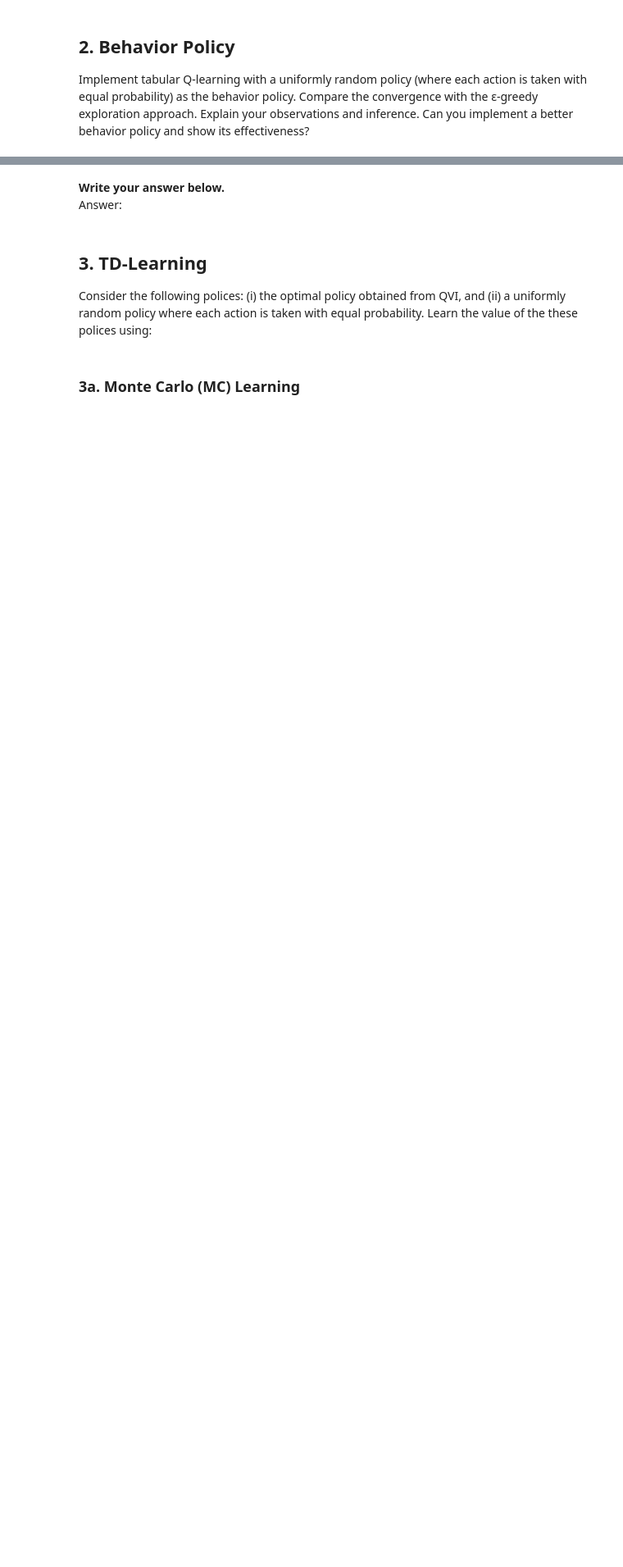
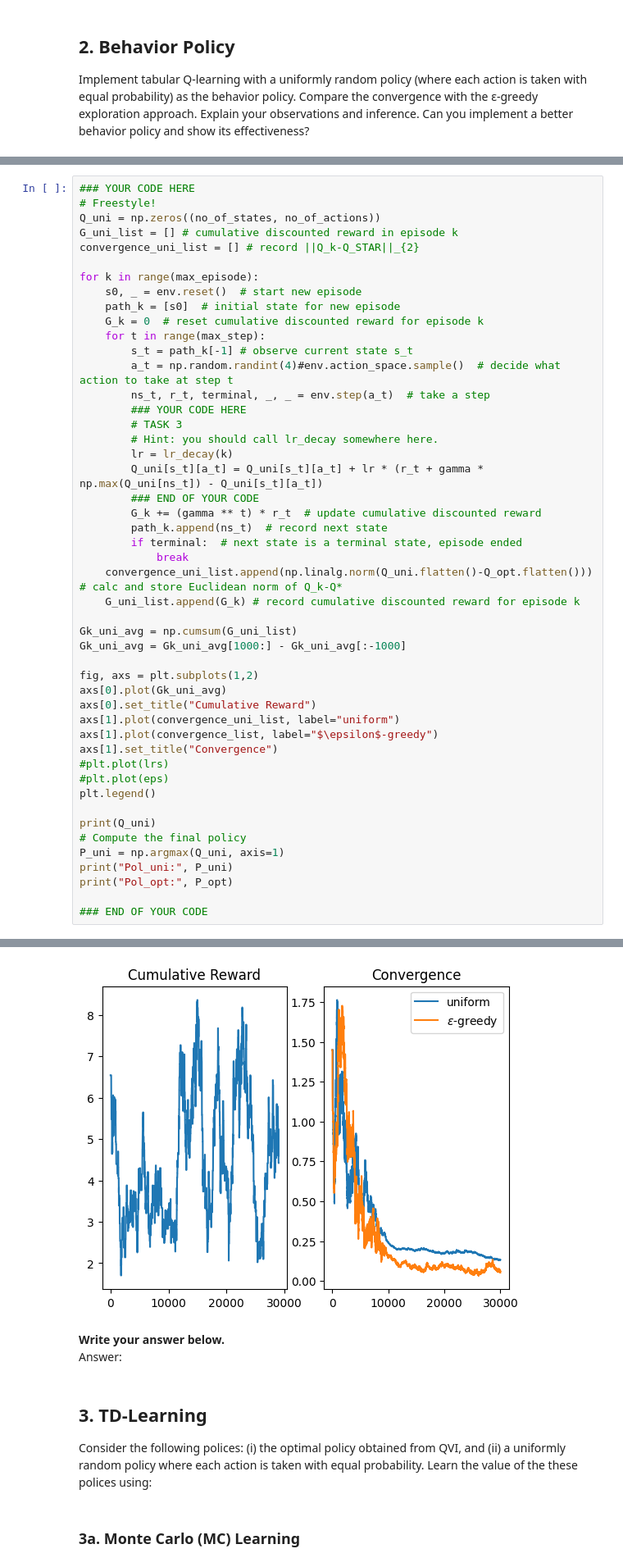
Before and after one commit to UlascanErsoy/ECEN743, a Jupyter notebook: ecen743-sp24-hw02.ipynb, the cells around one changed output, grey strips where cells are left out. Shown: that part at 82% size. Saved outputs shown, nothing was run; the diff lists cells and outputs as text; blank space fills up the shorter version.

```diff
--- a/ecen743-sp24-hw02.ipynb
+++ b/ecen743-sp24-hw02.ipynb
@@ -281,0 +293,49 @@ implement a better behavior policy and show its effectiveness?
+# %%
+### YOUR CODE HERE
+# Freestyle!
+Q_uni = np.zeros((no_of_states, no_of_actions))
+G_uni_list = [] # cumulative discounted reward in episode k
+convergence_uni_list = [] # record ||Q_k-Q_STAR||_{2}
+
+for k in range(max_episode):
+    s0, _ = env.reset()  # start new episode
+    path_k = [s0]  # initial state for new episode
+    G_k = 0  # reset cumulative discounted reward for episode k
+    for t in range(max_step):
+        s_t = path_k[-1] # observe current state s_t
+        a_t = np.random.randint(4)#env.action_space.sample()  # decide what action to take at step t
+        ns_t, r_t, terminal, _, _ = env.step(a_t)  # take a step
+        ### YOUR CODE HERE
+        # TASK 3
+        # Hint: you should call lr_decay somewhere here.
+        lr = lr_decay(k)
+        Q_uni[s_t][a_t] = Q_uni[s_t][a_t] + lr * (r_t + gamma * np.max(Q_uni[ns_t]) - Q_uni[s_t][a_t])
+        ### END OF YOUR CODE
+        G_k += (gamma ** t) * r_t  # update cumulative discounted reward
+        path_k.append(ns_t)  # record next state
+        if terminal:  # next state is a terminal state, episode ended
+            break
+    convergence_uni_list.append(np.linalg.norm(Q_uni.flatten()-Q_opt.flatten())) # calc and store Euclidean norm of Q_k-Q*
+    G_uni_list.append(G_k) # record cumulative discounted reward for episode k
+
+Gk_uni_avg = np.cumsum(G_uni_list)
+Gk_uni_avg = Gk_uni_avg[1000:] - Gk_uni_avg[:-1000]
+
+fig, axs = plt.subplots(1,2)
+axs[0].plot(Gk_uni_avg)
+axs[0].set_title("Cumulative Reward")
+axs[1].plot(convergence_uni_list, label="uniform")
+axs[1].plot(convergence_list, label="$\epsilon$-greedy")
+axs[1].set_title("Convergence")
+#plt.plot(lrs)
+#plt.plot(eps)
+plt.legend()
+
+print(Q_uni)
+# Compute the final policy
+P_uni = np.argmax(Q_uni, axis=1)
+print("Pol_uni:", P_uni)
+print("Pol_opt:", P_opt)
+
+### END OF YOUR CODE
+# %% [output]
@@ -282,3 +360,4 @@ implement a better behavior policy and show its effectiveness?
+[figure, added]
 # %% [markdown]
 **Write your answer below.**
 Answer:
```
Also changed, not shown: parts of 16 cells of this notebook.
